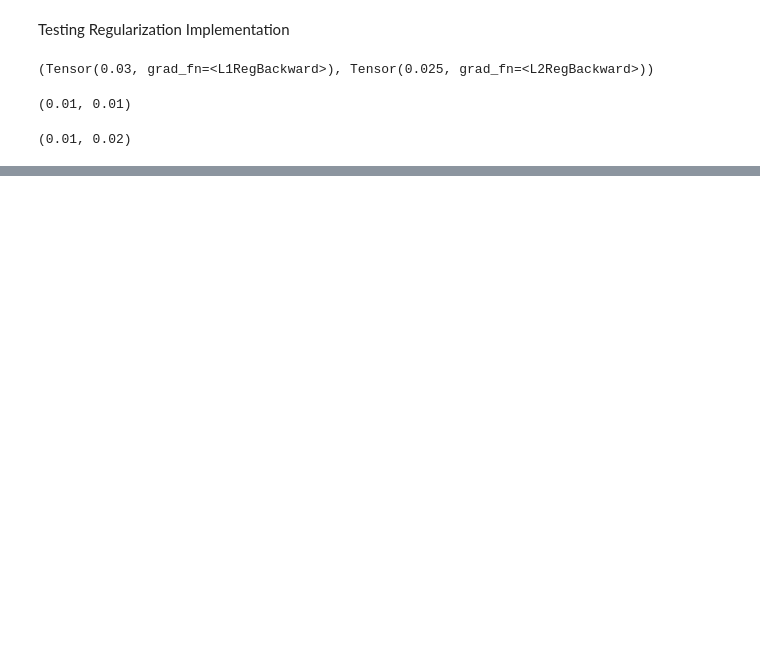
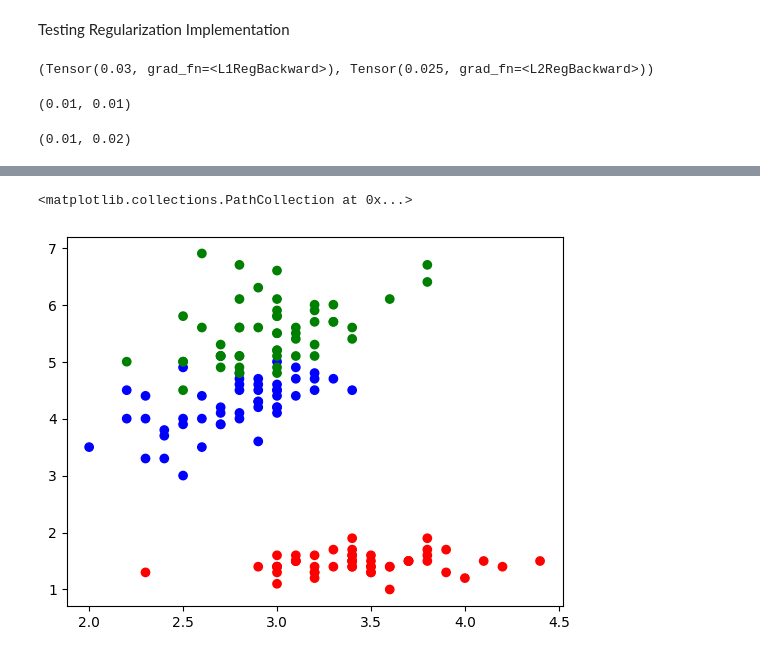
Before and after one commit to jung1ek/my_grad, a Jupyter notebook: tensor/test.ipynb, the cells around one changed output, grey strips where cells are left out. Cells and saved outputs as stored; diff of their text form; code cells hidden in the pictures; blank space fills up the shorter version.

```diff
--- a/tensor/test.ipynb
+++ b/tensor/test.ipynb
@@ -305,0 +322,3 @@ w1.grad,w2.grad
+# %%
+dataset = sns.load_dataset('iris')
+dataset.head()
@@ -305,0 +332,8 @@ w1.grad,w2.grad
+# %%
+dataset_y = dataset.pop("species") # remove species from dataset and return
+# %%
+X = dataset.to_numpy()
+y = dataset_y.to_numpy()
+# %%
+# Get unique categories and their indices
+unique_classes, indices = np.unique(y,return_inverse=True)
@@ -305,0 +343,8 @@ w1.grad,w2.grad
+# %%
+colors = ['red','blue','green']
+scatter_colors = [colors[label] for label in indices]
+
+plt.scatter(X[:,1],X[:,2],c=scatter_colors)
+# %% [output]
+<matplotlib.collections.PathCollection at 0x...>
+[figure, added]
```
Also changed, not shown: parts of 67 cells of this notebook, 5 other files.
